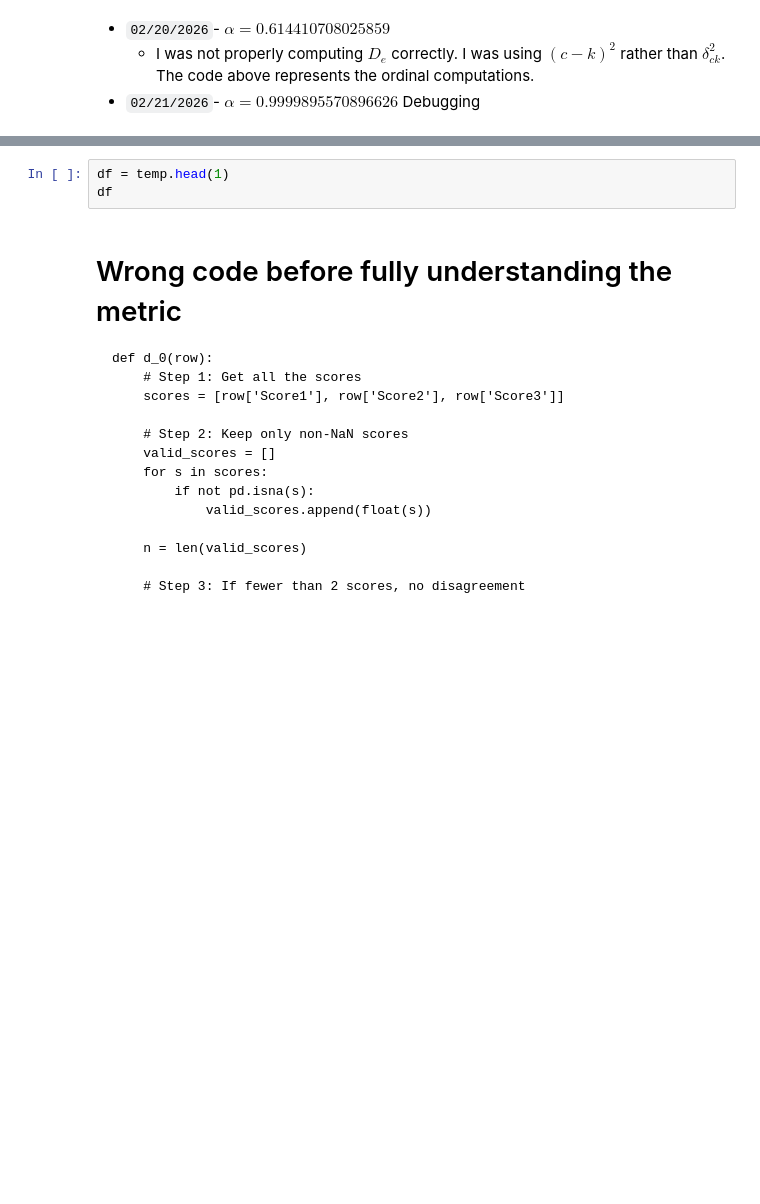
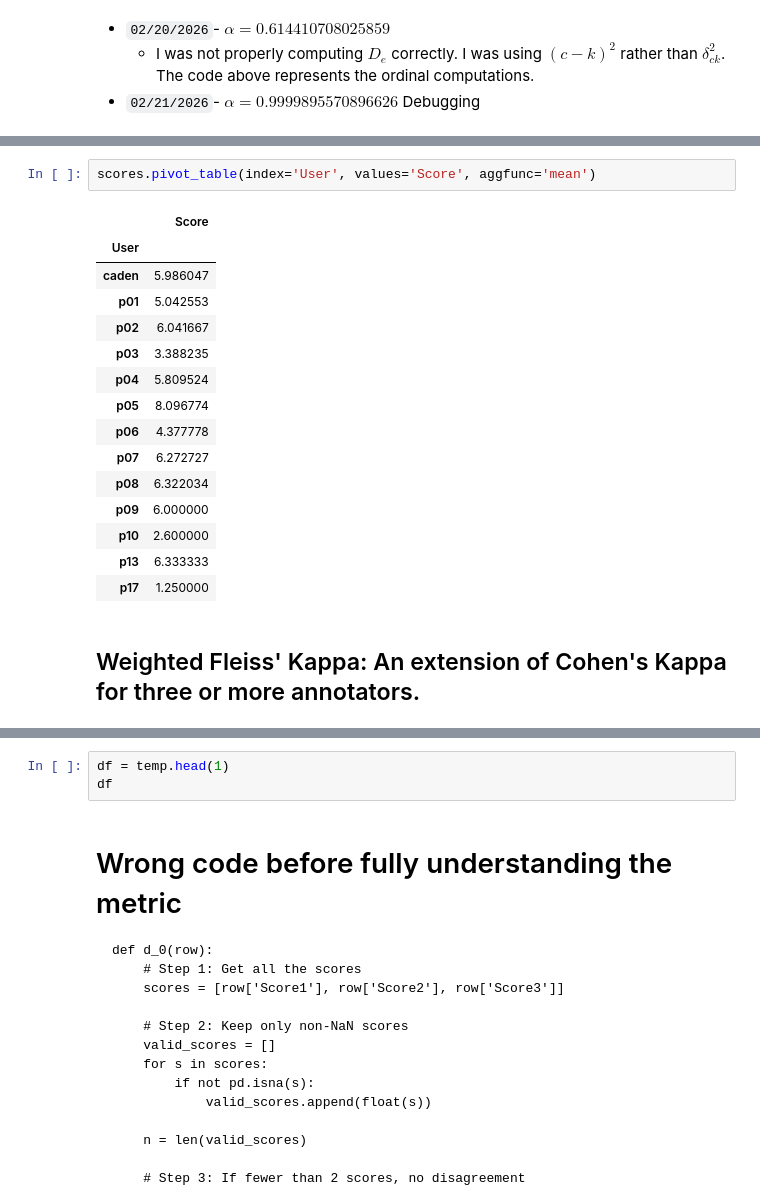
Before and after one commit to cwc09262/psalms-nlp-research, a Jupyter notebook: query_compare/blind_external_scoring.ipynb, the cells around one changed output, grey strips where cells are left out. Drawn from its saved outputs; the diff is of its cells as text; blank space fills up the shorter version.

```diff
--- a/query_compare/blind_external_scoring.ipynb
+++ b/query_compare/blind_external_scoring.ipynb
@@ -781,0 +840,20 @@ df2
+# %%
+scores.pivot_table(index='User', values='Score', aggfunc='mean')
+# %% [output]
+|  | Score |
+| User |  |
+| caden | 5.986047 |
+| p01 | 5.042553 |
+| p02 | 6.041667 |
+| p03 | 3.388235 |
+| p04 | 5.809524 |
+| p05 | 8.096774 |
+| p06 | 4.377778 |
+| p07 | 6.272727 |
+| p08 | 6.322034 |
+| p09 | 6.000000 |
+| p10 | 2.600000 |
+| p13 | 6.333333 |
+| p17 | 1.250000 |
+# %% [markdown]
+## Weighted Fleiss' Kappa: An extension of Cohen's Kappa for three or more annotators.
```
Also changed, not shown: parts of 63 cells of this notebook, 1 other file.
